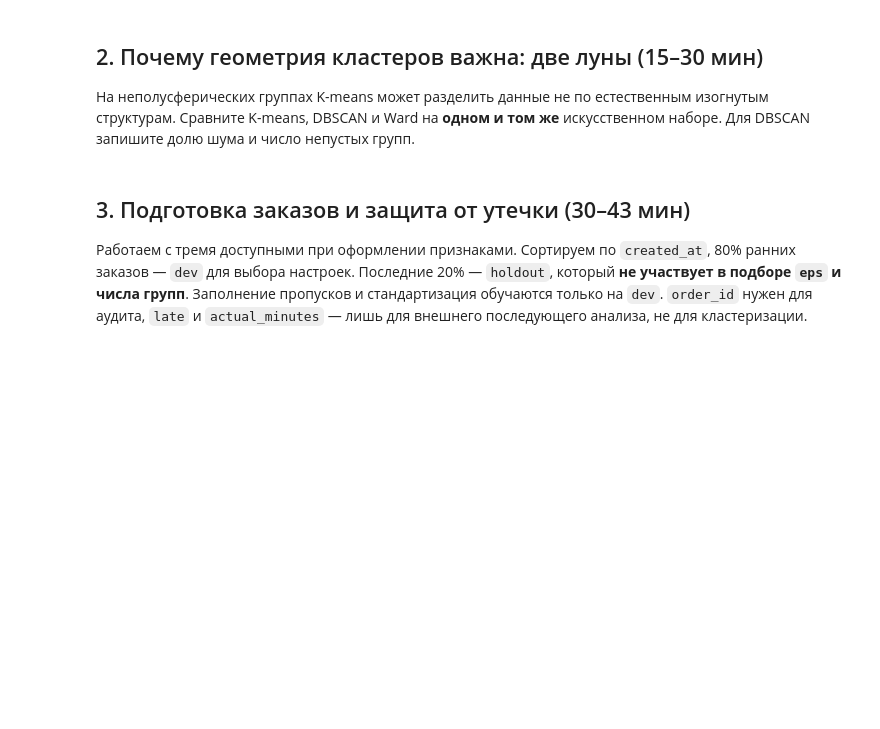
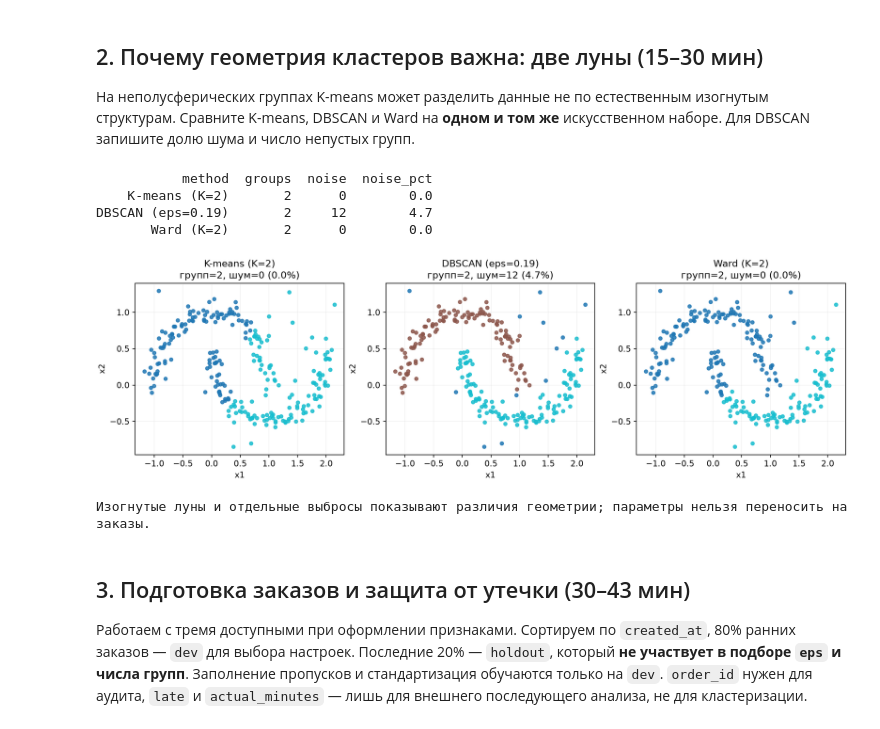
Before and after one commit to Vladislav-Evg-Sid/utmn-master-degree, a Jupyter notebook: tii/lb17/17_student.ipynb, the cells around one changed output. Saved outputs shown, nothing was run; the diff lists cells and outputs as text; code cells hidden in the pictures; blank space fills up the shorter version.

```diff
--- a/tii/lb17/17_student.ipynb
+++ b/tii/lb17/17_student.ipynb
@@ -46,22 +69,35 @@ ax.set(xlabel='x',ylabel='y',title='Ручной пример DBSCAN: eps=0.45,
 ## 2. Почему геометрия кластеров важна: две луны (15–30 мин)
 На неполусферических группах K-means может разделить данные не по естественным изогнутым структурам. Сравните K-means, DBSCAN и Ward на **одном и том же** искусственном наборе. Для DBSCAN запишите долю шума и число непустых групп.
 # %%
-X_moon, _ = make_moons(n_samples=240, noise=.075, random_state=42)
+X_moon,_=make_moons(n_samples=240,noise=.075,random_state=42)
 rng=np.random.default_rng(42)
 outliers=rng.uniform(low=[-1.25,-.95],high=[2.25,1.35],size=(18,2))
 X_shape=np.vstack([X_moon,outliers])
 shape_models={
     'K-means (K=2)':KMeans(n_clusters=2,n_init=10,random_state=42).fit_predict(X_shape),
     'DBSCAN (eps=0.19)':DBSCAN(eps=.19,min_samples=5).fit_predict(X_shape),
     'Ward (K=2)':AgglomerativeClustering(n_clusters=2,linkage='ward').fit_predict(X_shape)
 }
+shape_rows=[]
 fig,axs=plt.subplots(1,3,figsize=(13,3.9),constrained_layout=True)
 for ax,(name,labs) in zip(axs,shape_models.items()):
-    ax.scatter(X_shape[:,0],X_shape[:,1],c=labs,cmap='tab10',s=18,alpha=.85)
-    ax.set_title(name+'\nгрупп='+str(len(set(labs)-{-1}))+', шум='+str(int(np.sum(labs==-1))))
+    groups=len(set(labs)-{-1}); noise=int(np.sum(labs==-1))
+    shape_rows.append({'method':name,'groups':groups,'noise':noise,'noise_pct':100*noise/len(labs)})
+    colors=np.where(labs==-1,-1,labs)
+    ax.scatter(X_shape[:,0],X_shape[:,1],c=colors,cmap='tab10',s=18,alpha=.85)
+    ax.set_title(f'{name}\nгрупп={groups}, шум={noise} ({100*noise/len(labs):.1f}%)')
     ax.set(xlabel='x1',ylabel='x2');ax.grid(alpha=.15)
-plt.show()
-print('Важно: параметры для примера «луны» нельзя автоматически переносить на заказы.')
+shape_summary=pd.DataFrame(shape_rows)
+print(shape_summary.round(1).to_string(index=False))
+fig.savefig('17_moons_comparison.png',dpi=170);display(Image(filename='17_moons_comparison.png'));plt.close(fig)
+print('Изогнутые луны и отдельные выбросы показывают различия геометрии; параметры нельзя переносить на заказы.')
+# %% [output]
+           method  groups  noise  noise_pct
+    K-means (K=2)       2      0        0.0
+DBSCAN (eps=0.19)       2     12        4.7
+       Ward (K=2)       2      0        0.0
+[figure, added]
+Изогнутые луны и отдельные выбросы показывают различия геометрии; параметры нельзя переносить на заказы.
 # %% [markdown]
 ## 3. Подготовка заказов и защита от утечки (30–43 мин)
 Работаем с тремя доступными при оформлении признаками. Сортируем по `created_at`, 80% ранних заказов — `dev` для выбора настроек. Последние 20% — `holdout`, который **не участвует в подборе `eps` и числа групп**. Заполнение пропусков и стандартизация обучаются только на `dev`. `order_id` нужен для аудита, `late` и `actual_minutes` — лишь для внешнего последующего анализа, не для кластеризации.
```
Also changed, not shown: parts of 6 cells of this notebook, 19 other files.
